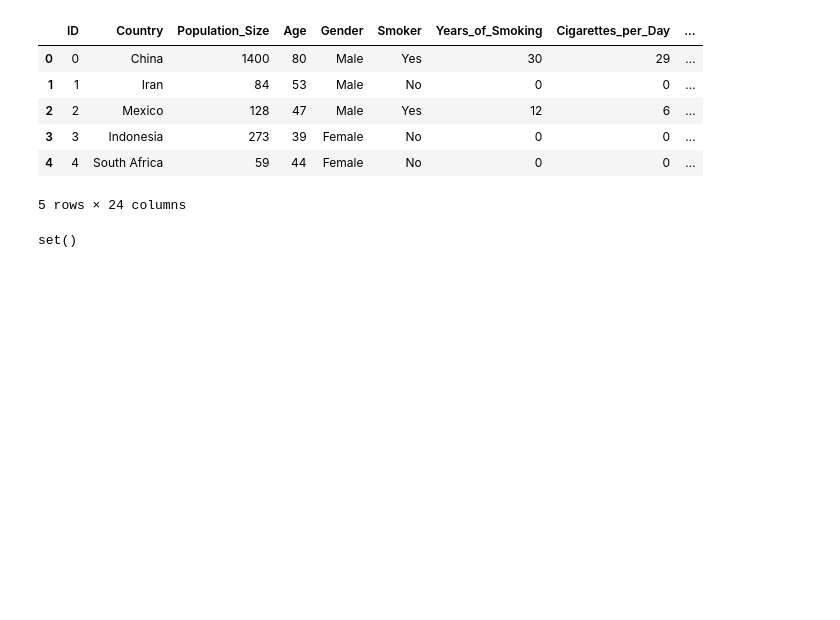
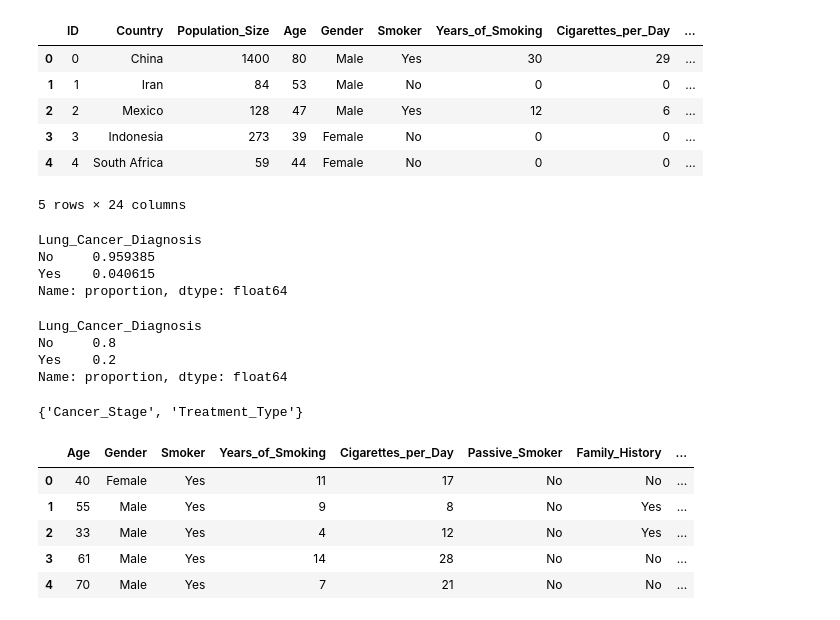
Before and after one commit to ademspr/fiap-ai-tech-challenge-01, a Jupyter notebook: notebooks/tech-challenger-01-model.ipynb, the cells around one changed output. Cells and saved outputs as stored; diff of their text form; code cells hidden in the pictures; blank space fills up the shorter version.

```diff
--- a/notebooks/tech-challenger-01-model.ipynb
+++ b/notebooks/tech-challenger-01-model.ipynb
@@ -12,28 +22,55 @@ df.head()
 | 3 | 3 | Indonesia | 273 | 39 | Female | No | 0 | 0 | ... |
 | 4 | 4 | South Africa | 59 | 44 | Female | No | 0 | 0 | ... |
 5 rows × 24 columns
+# %%
+# Verificando a distribuição da variável alvo
+df['Lung_Cancer_Diagnosis'].value_counts(normalize=True)
+# %% [output]
+Lung_Cancer_Diagnosis
+No     0.959385
+Yes    0.040615
+Name: proportion, dtype: float64
+# %%
+yes_df = df[df['Lung_Cancer_Diagnosis'] == "Yes"]
+no_df = df[df['Lung_Cancer_Diagnosis'] =="No"]
+
+distributed_n_df = no_df.sample(len(yes_df) * 4, random_state=42)
+distributed_df = pd.concat([yes_df, distributed_n_df], ignore_index=True)
+
+distributed_df['Lung_Cancer_Diagnosis'].value_counts(normalize=True)
+# %% [output]
+Lung_Cancer_Diagnosis
+No     0.8
+Yes    0.2
+Name: proportion, dtype: float64
+# %%
+# Verificando colunas com valores nulos
+null_columns = distributed_df.columns[distributed_df.isnull().any()].tolist()
+display(set(null_columns))
+# %% [output]
+{'Cancer_Stage', 'Treatment_Type'}
 # %%
-# Removendo colunas
-df.drop(columns=[
+# Removendo colunas que não são necessárias para o modelo
+distributed_df = distributed_df.drop(columns=[
     'ID',
     'Population_Size',
     'Country',
     'Mortality_Rate',
     'Survival_Years',
     'Cancer_Stage',
     'Treatment_Type',
     'Early_Detection',
     'Developed_or_Developing',
-    'Healthcare_Access',
     'Adenocarcinoma_Type',
-    'Occupational_Exposure',
-    'Annual_Lung_Cancer_Deaths',
-    'Lung_Cancer_Prevalence_Rate'], inplace=True)
+    'Annual_Lung_Cancer_Deaths'])
+distributed_df.head()
+# %% [output]
+|  | Age | Gender | Smoker | Years_of_Smoking | Cigarettes_per_Day | Passive_Smoker | Family_History | ... |
+| 0 | 40 | Female | Yes | 11 | 17 | No | No | ... |
+| 1 | 55 | Male | Yes | 9 | 8 | No | Yes | ... |
+| 2 | 33 | Male | Yes | 4 | 12 | No | Yes | ... |
+| 3 | 61 | Male | Yes | 14 | 28 | No | No | ... |
+| 4 | 70 | Male | Yes | 7 | 21 | No | No | ... |
-# %%
-null_columns = df.columns[df.isnull().any()].tolist()
-display(set(null_columns))
-# %% [output]
-set()
 # %%
 # Removendo colunas nulas
 for col in null_columns:
```
Also changed, not shown: parts of 23 cells of this notebook.
